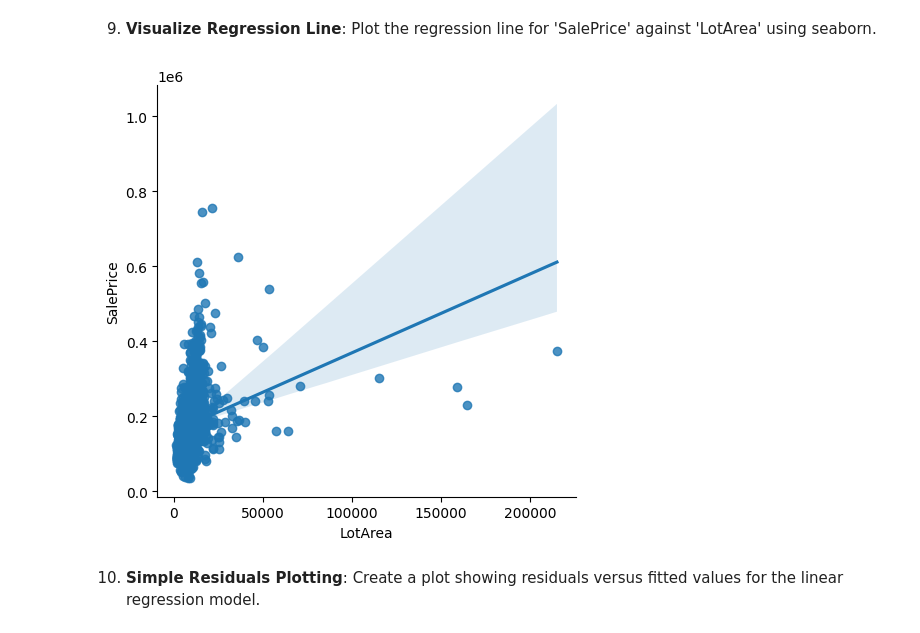
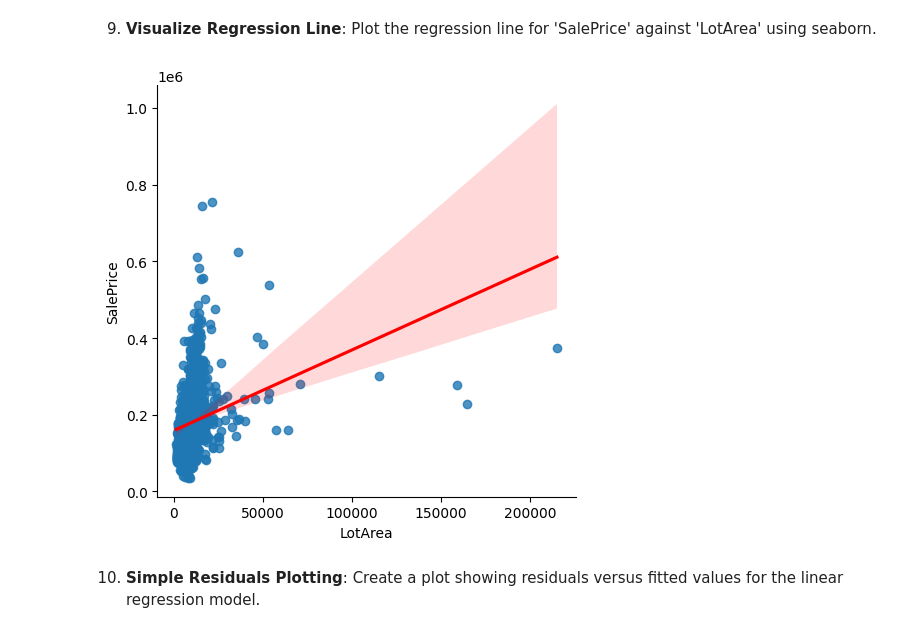
Before and after one commit to jordanriver/DScourse, a Jupyter notebook: Homework/Week9_ex_jordan.ipynb, the cells around one changed output. Drawn from its saved outputs; the diff is of its cells as text; code cells hidden in the pictures.

```diff
--- a/Homework/Week9_ex_jordan.ipynb
+++ b/Homework/Week9_ex_jordan.ipynb
@@ -147,12 +147,12 @@ r2_score_sk
 # %%
 import seaborn as sns
 
 sns.set_style()
 colors = sns.diverging_palette(10, 240, n=9)
 
-ax = sns.lmplot(data=df, x='LotArea', y='SalePrice', palette=colors)
+ax = sns.lmplot(data=df, x='LotArea', y='SalePrice', palette=colors, line_kws={'color': 'red'},)
 # %% [output]
-[figure, old version]
+[figure, new version]
 # %% [markdown]
 10. **Simple Residuals Plotting**: Create a plot showing residuals versus fitted values for the linear regression model.
 # %%
```
Also changed, not shown: parts of 21 cells of this notebook.
